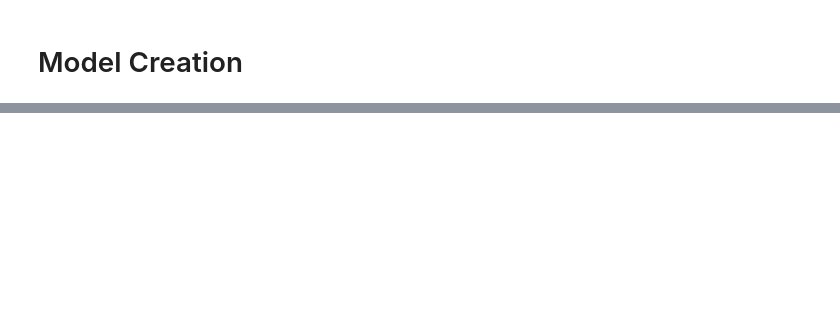
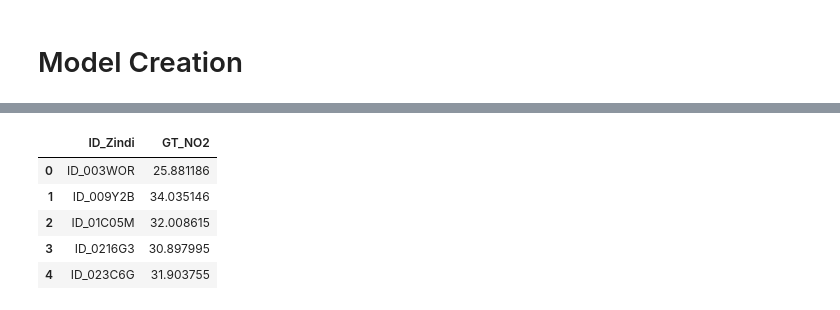
Before and after one commit to Akma86/GroundTruth-NO2, a Jupyter notebook: Main.ipynb, the cells around one changed output, grey strips where cells are left out. Cells and saved outputs as stored; diff of their text form; code cells hidden in the pictures; blank space fills up the shorter version.

```diff
--- a/Main.ipynb
+++ b/Main.ipynb
@@ -218,0 +506,11 @@ array([[31.   , 42.   , 31.   , ..., 58.   , 26.   , 38.   ],
+# %%
+submission.to_csv('Submission/Submission_LGBM.csv', index=False)
+testing = pd.read_csv('Submission/Submission_LGBM.csv')
+testing.head()
+# %% [output]
+|  | ID_Zindi | GT_NO2 |
+| 0 | ID_003WOR | 25.881186 |
+| 1 | ID_009Y2B | 34.035146 |
+| 2 | ID_01C05M | 32.008615 |
+| 3 | ID_0216G3 | 30.897995 |
+| 4 | ID_023C6G | 31.903755 |
```
Also changed, not shown: parts of 27 cells of this notebook, 1 other file.
